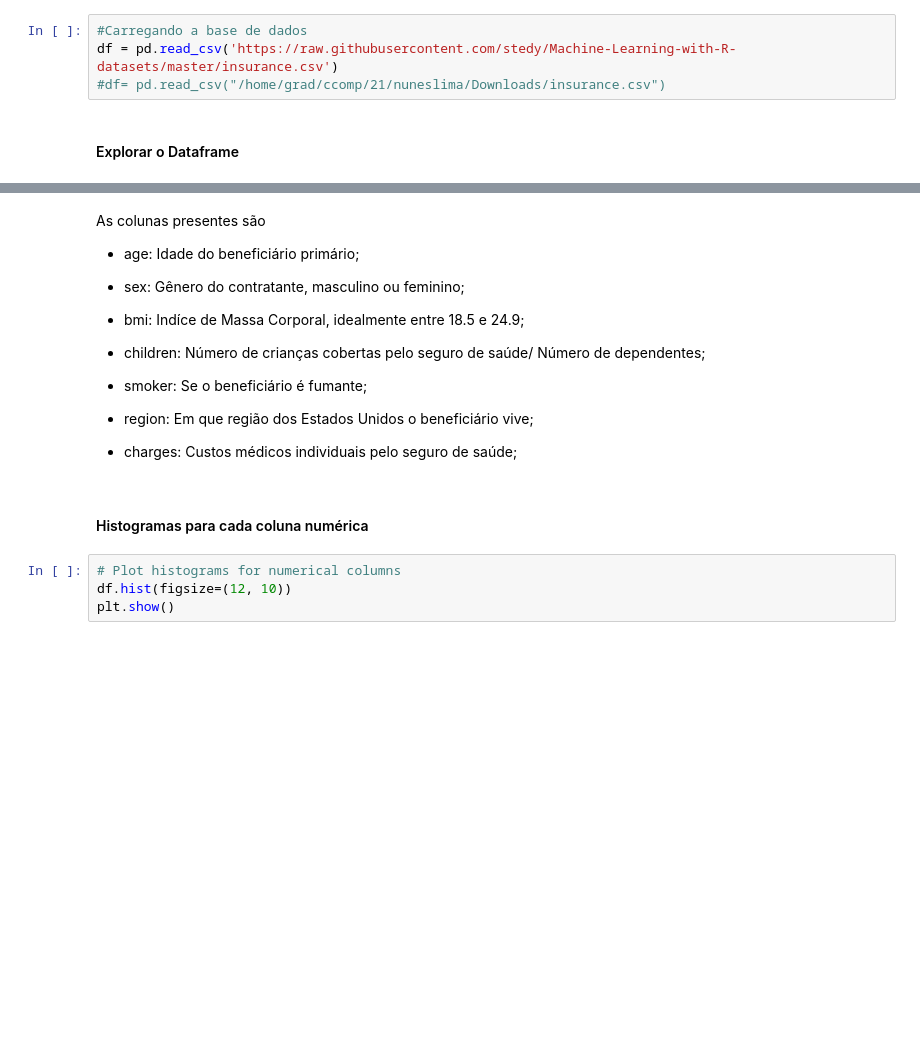
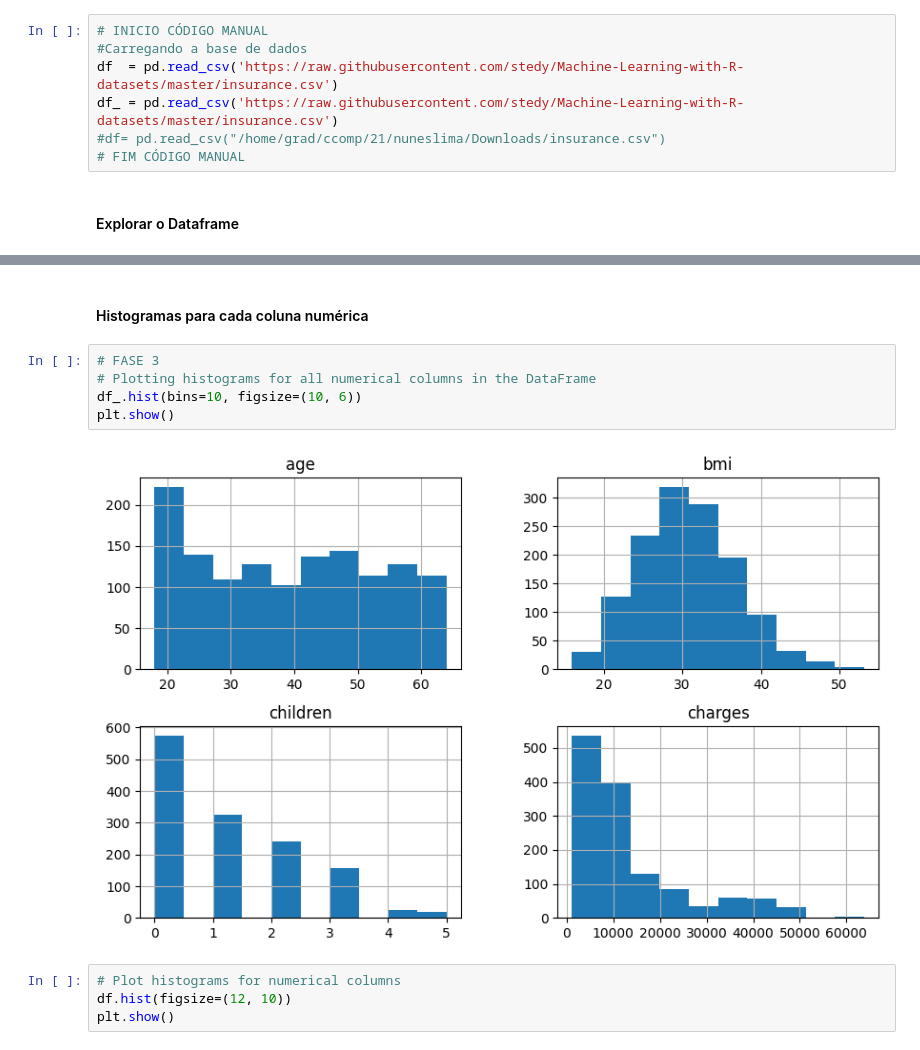
Before and after one commit to raularaju/Regression_DM, a Jupyter notebook: fase3/main.ipynb, the cells around one changed output, grey strips where cells are left out. Saved outputs shown, nothing was run; the diff lists cells and outputs as text; blank space fills up the shorter version.

```diff
--- a/fase3/main.ipynb
+++ b/fase3/main.ipynb
@@ -32,8 +46,11 @@ import numpy as np
 # %% [markdown]
 #### Carregar CSV
 # %%
+# INICIO CÓDIGO MANUAL
 #Carregando a base de dados
-df = pd.read_csv('https://raw.githubusercontent.com/stedy/Machine-Learning-with-R-datasets/master/insurance.csv')
+df  = pd.read_csv('https://raw.githubusercontent.com/stedy/Machine-Learning-with-R-datasets/master/insurance.csv')
+df_ = pd.read_csv('https://raw.githubusercontent.com/stedy/Machine-Learning-with-R-datasets/master/insurance.csv')
 #df= pd.read_csv("/home/grad/ccomp/21/nuneslima/Downloads/insurance.csv")
+# FIM CÓDIGO MANUAL
 # %% [markdown]
 #### Explorar o Dataframe
@@ -70,23 +101,15 @@ smoker      0
 region      0
 charges     0
 dtype: int64
-# %% [markdown]
-As colunas presentes são
-- age: Idade do beneficiário primário;
-
-- sex: Gênero do contratante, masculino ou feminino;
-
-- bmi: Indíce de Massa Corporal, idealmente entre 18.5 e 24.9;
-
-- children: Número de crianças cobertas pelo seguro de saúde/ Número de dependentes;
-
-- smoker: Se o beneficiário é fumante;
-
-- region: Em que região dos Estados Unidos o beneficiário vive;
-
-- charges: Custos médicos individuais pelo seguro de saúde;
 # %% [markdown]
 #### Histogramas para cada coluna numérica
+# %%
+# FASE 3
+# Plotting histograms for all numerical columns in the DataFrame
+df_.hist(bins=10, figsize=(10, 6))
+plt.show()
+# %% [output]
+[figure, added]
 # %%
 # Plot histograms for numerical columns
 df.hist(figsize=(12, 10))
```
Also changed, not shown: parts of 73 cells of this notebook, 1 other file.
